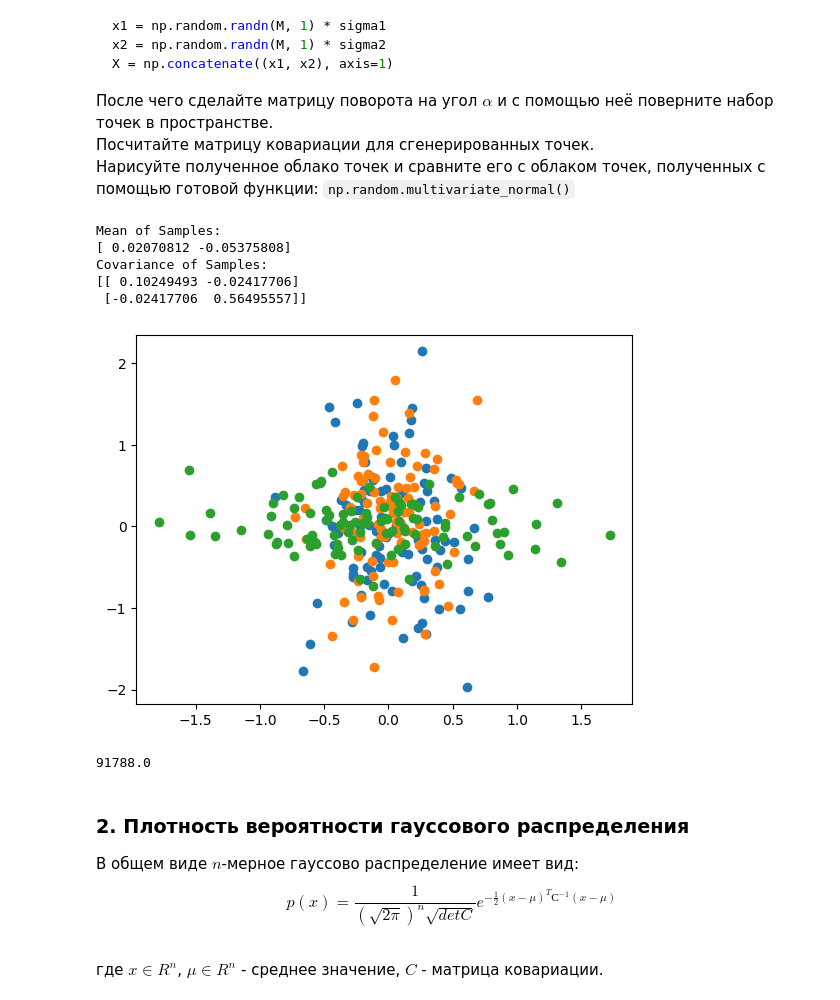
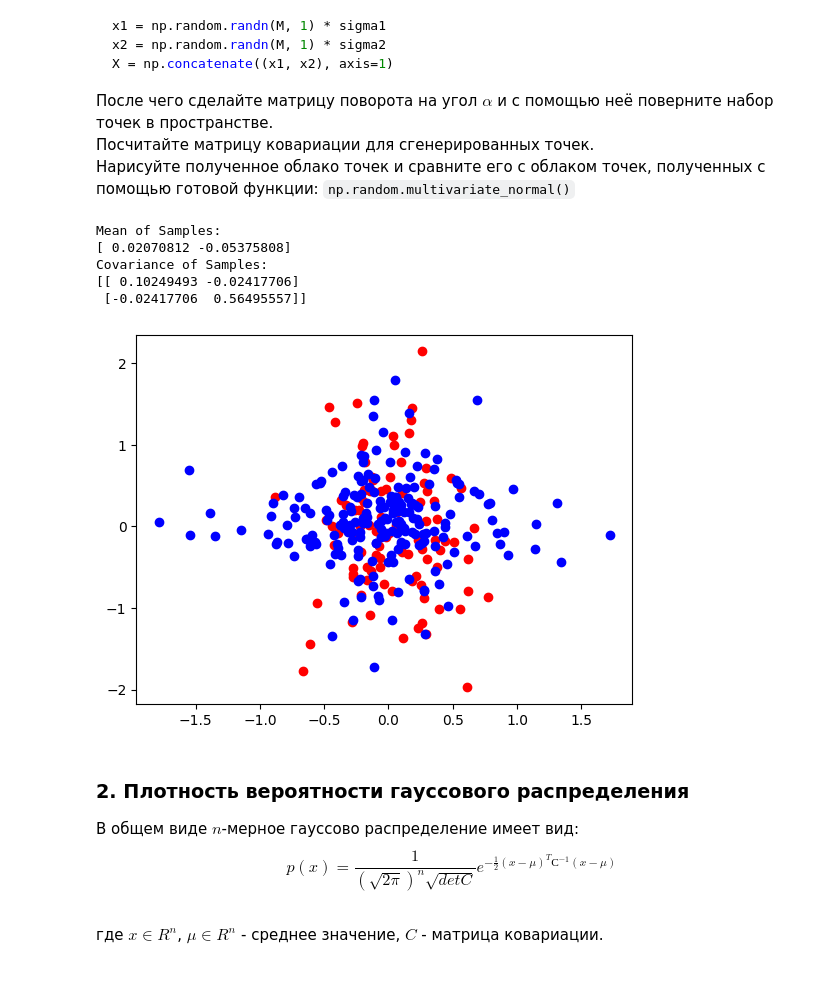
Before and after one commit to skpupchin/machine_is-learning_I_dunno, a Jupyter notebook: hw03/part_2_LDA_NaiveBayes.ipynb, the cells around one changed output. Drawn from its saved outputs; the diff is of its cells as text; code cells hidden in the pictures.

```diff
--- a/hw03/part_2_LDA_NaiveBayes.ipynb
+++ b/hw03/part_2_LDA_NaiveBayes.ipynb
@@ -34,49 +34,38 @@ def M(fi):
 Ma = 100
 sigma1 = 0.1
 sigma2 = 0.5
 x1 = np.random.randn(Ma, 1) * sigma1**(1/2)
 x2 = np.random.randn(Ma, 1) * sigma2**(1/2)
 X = np.concatenate((x1, x2), axis=1)
 X = np.array(X)
 
 Y = X.dot(M(np.pi/2))
 
 # Определение среднего значения
 mean = np.array([0, 0])
 
-# Определение covariance матрицы
+
 cov = np.array([[sigma1, 0], [0, sigma2]])
 
 # Генерация 1000 случайных образцов из многомерного нормального распределения
 samples = np.random.multivariate_normal(mean, cov, Ma)
 
-plt.scatter(samples[:, 0], samples[:, 1])
-plt.scatter(X[:, 0], X[:, 1])
-plt.scatter(Y[:, 0], Y[:, 1])
+plt.scatter(samples[:, 0], samples[:, 1], c = 'r')
+plt.scatter(X[:, 0], X[:, 1], c = 'b')
+plt.scatter(Y[:, 0], Y[:, 1], c = 'b')
 
 # Печать среднего значения и covariance сгенерированных образцов
 print("Mean of Samples:")
 print(np.mean(samples, axis=0))
 print("Covariance of Samples:")
 print(np.cov(samples, rowvar=False))
 # %% [output]
 Mean of Samples:
 [ 0.02070812 -0.05375808]
 Covariance of Samples:
 [[ 0.10249493 -0.02417706]
  [-0.02417706  0.56495557]]
-[figure, old version]
+[figure, new version]
-# %%
-a = np.array([1, 23, 2, 32, 52])
-
-def f(x):
-    return x**2 - 1
-
-b = f(a)
-
-np.mean(((a - a.mean()).T).dot( b - b.mean()))
-# %% [output]
-91788.0
 # %% [markdown]
 ### 2. Плотность вероятности гауссового распределения
 В общем виде $n$-мерное гауссово распределение имеет вид:
```
Also changed, not shown: parts of 5 cells of this notebook.
